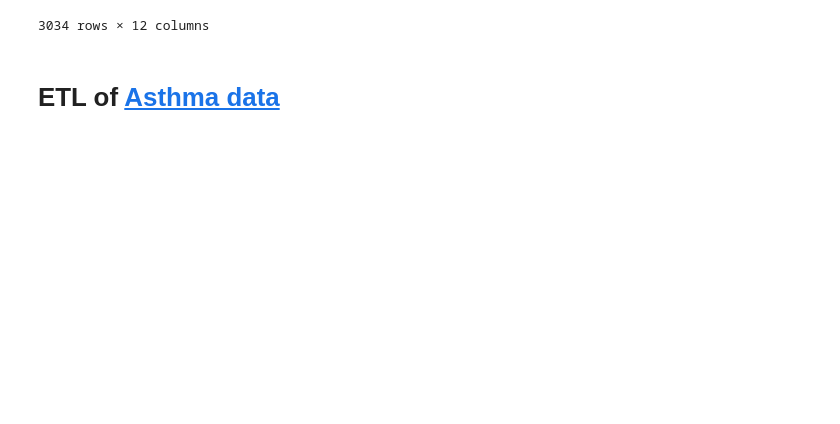
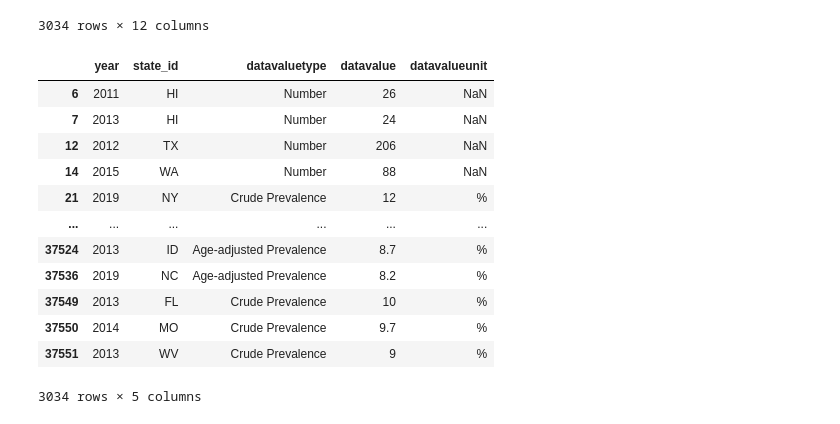
Before and after one commit to giadainnocenti/enviroment-impact-health, a Jupyter notebook: ETL_datasets.ipynb, the cells around one changed output. Drawn from its saved outputs; the diff is of its cells as text; code cells hidden in the pictures; blank space fills up the shorter version.

Commit message:
ETL of asthma data - table reduced to the bone

```diff
--- a/ETL_datasets.ipynb
+++ b/ETL_datasets.ipynb
@@ -234,5 +245,27 @@ filtered_asthma_df
 | 37550 | 2014 | MO | Missouri | BRFSS | Current asthma prevalence among a... | Crude Prevalence | 9.7 | Overall | ... |
 | 37551 | 2013 | WV | West Virginia | BRFSS | Current asthma prevalence among a... | Crude Prevalence | 9 | Overall | ... |
 3034 rows × 12 columns
-# %% [markdown]
-# ETL of [Asthma data](https://chronicdata.cdc.gov/Chronic-Disease-Indicators/U-S-Chronic-Disease-Indicators-Asthma/us8e-ubyj)
+# %%
+# final dropping of unnecessary columns
+filtered_asthma_df=filtered_asthma_df.drop(columns=['state',\
+                                                    'datasource',\
+                                                    'question',\
+                                                    'stratificationcategory1',\
+                                                    'stratification1',\
+                                                    'locationid',\
+                                                    'questionid'])
+filtered_asthma_df
+# %% [output]
+|  | year | state_id | datavaluetype | datavalue | datavalueunit |
+| 6 | 2011 | HI | Number | 26 | NaN |
+| 7 | 2013 | HI | Number | 24 | NaN |
+| 12 | 2012 | TX | Number | 206 | NaN |
+| 14 | 2015 | WA | Number | 88 | NaN |
+| 21 | 2019 | NY | Crude Prevalence | 12 | % |
+| ... | ... | ... | ... | ... | ... |
+| 37524 | 2013 | ID | Age-adjusted Prevalence | 8.7 | % |
+| 37536 | 2019 | NC | Age-adjusted Prevalence | 8.2 | % |
+| 37549 | 2013 | FL | Crude Prevalence | 10 | % |
+| 37550 | 2014 | MO | Crude Prevalence | 9.7 | % |
+| 37551 | 2013 | WV | Crude Prevalence | 9 | % |
+3034 rows × 5 columns
```
Also changed, not shown: parts of 15 cells of this notebook, 2 other files.
